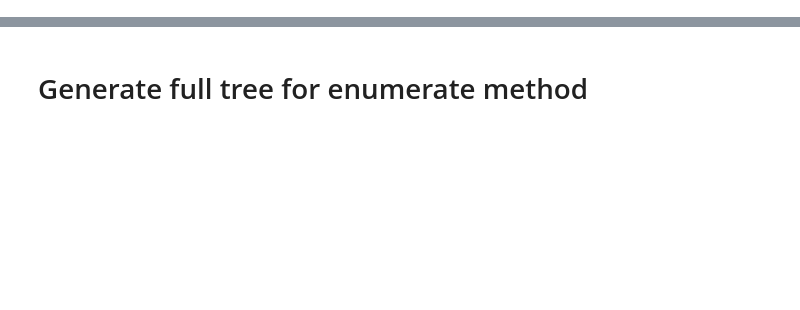
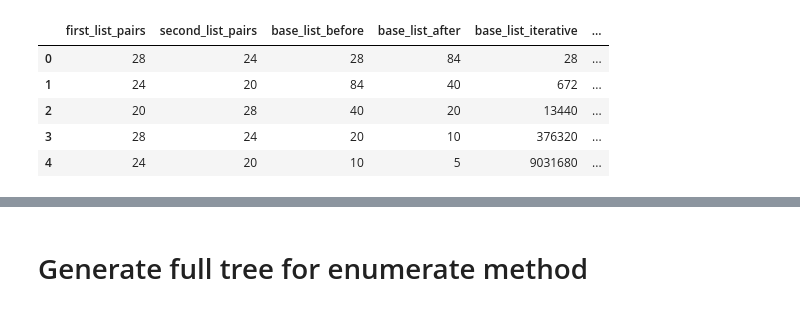
Before and after one commit to crptcusco/SynEstCBN, a Jupyter notebook: experiments/phd_qualification/exp_simple_rdda_benchmark_enumerative_pruning.ipynb, the cells around one changed output, grey strips where cells are left out. Drawn from its saved outputs; the diff is of its cells as text; code cells hidden in the pictures; blank space fills up the shorter version.

Commit message:
Collect Partial Solutions (Partial 1)

```diff
--- a/experiments/phd_qualification/exp_simple_rdda_benchmark_enumerative_pruning.ipynb
+++ b/experiments/phd_qualification/exp_simple_rdda_benchmark_enumerative_pruning.ipynb
@@ -75,15 +77,16 @@ Index: 23 - RDD: 3 - Attractor: [['1', '1', '1', '1']]
 ========================
 # %%
+# # partial_solutions = [ iteration = [] ]
+# for iteration in l_partial_solutions:
+#     print("Number of Partial Solutions:", len(iteration))
+#     for partial_solution in iteration:
+#         print("Part :", partial_solution)
+
+# print(o_rdda.list_signal_pairs)
+# for l_pairs in o_rdda.list_signal_pairs:
+#     print("Number of pairs from list :", len(l_pairs))
+
 # Assembly the attractor fields and save the partial solutions
-l_partial_solutions = o_rdda.assembly_attractor_fields_experiment()
-
-# partial_solutions = [ iteration = [] ]
-for iteration in l_partial_solutions:
-    print("Number of Partial Solutions:", len(iteration))
-    for partial_solution in iteration:
-        print("Part :", partial_solution)
-
-print(o_rdda.list_signal_pairs)
-for l_pairs in o_rdda.list_signal_pairs:
-    print("Number of pairs from list :", len(l_pairs))
+df_exec_experiment = o_rdda.assembly_attractor_fields_experiment()
+df_exec_experiment
 # %% [output]
@@ -106,0 +116,12 @@ Number of pairs from list : 26
+# %%
+# Indicators about execution of the method
+df_exec_experiment['iterative_after'] = df_exec_experiment['base_list_iterative'] * df_exec_experiment['second_list_pairs']
+df_exec_experiment['percent_methods'] = 100 - ( (df_exec_experiment['base_list_after'] * 100) / df_exec_experiment['iterative_after'])
+df_exec_experiment
+# %% [output]
+|  | first_list_pairs | second_list_pairs | base_list_before | base_list_after | base_list_iterative | ... |
+| 0 | 28 | 24 | 28 | 84 | 28 | ... |
+| 1 | 24 | 20 | 84 | 40 | 672 | ... |
+| 2 | 20 | 28 | 40 | 20 | 13440 | ... |
+| 3 | 28 | 24 | 20 | 10 | 376320 | ... |
+| 4 | 24 | 20 | 10 | 5 | 9031680 | ... |
```
Also changed, not shown: parts of 9 cells of this notebook, 1 other file.
